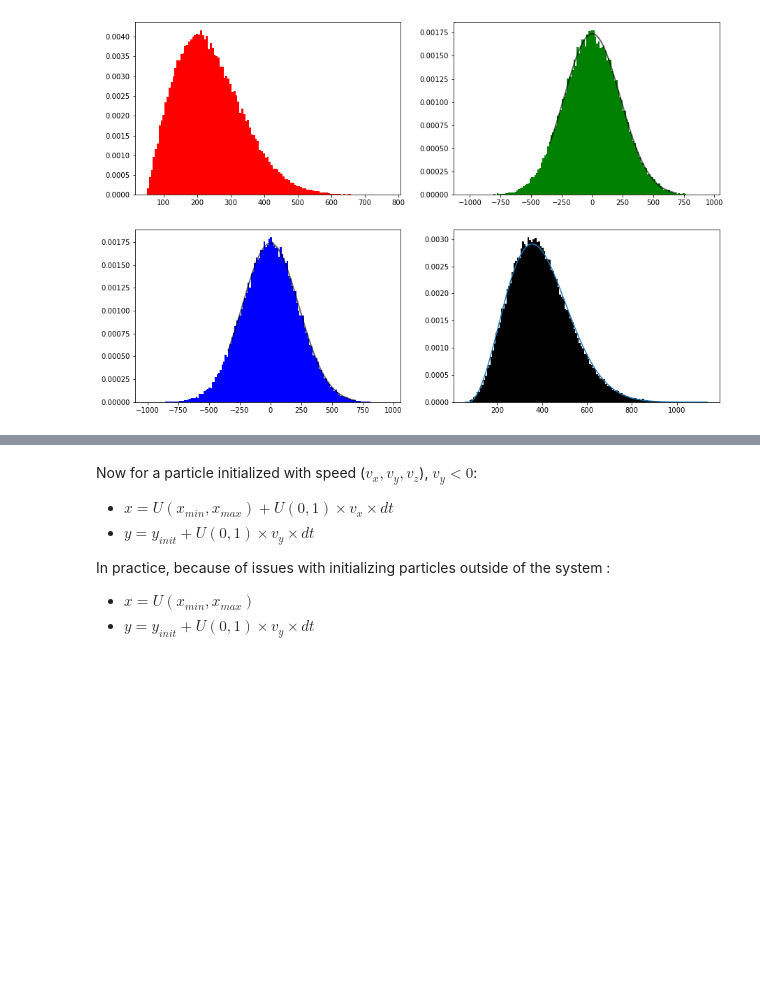
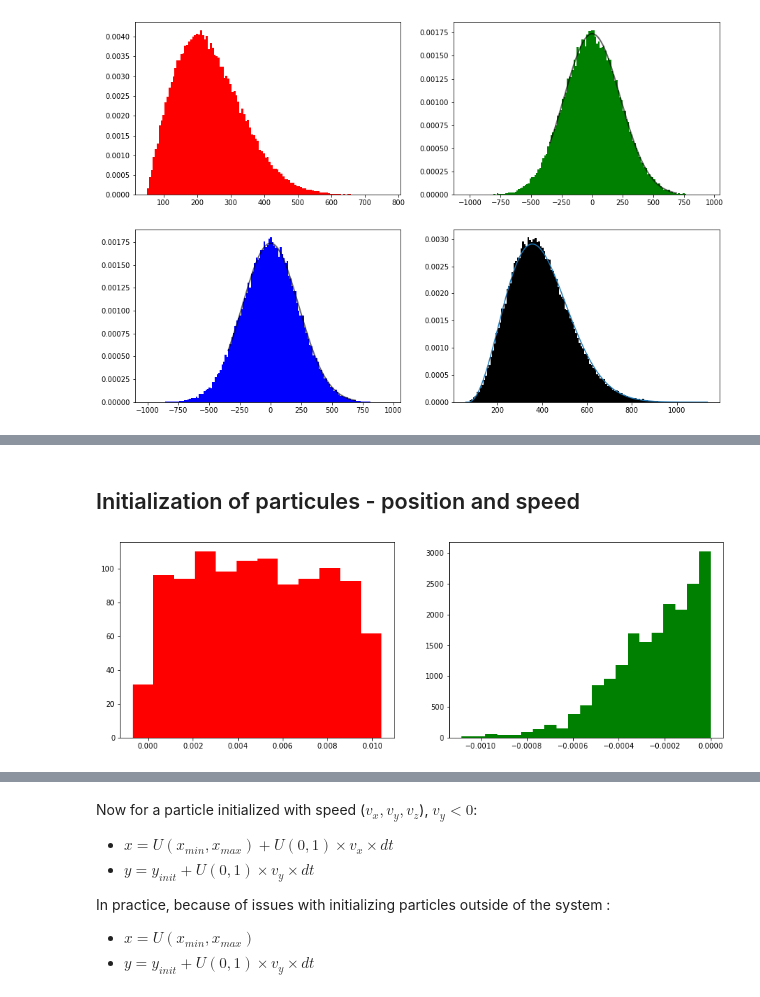
Before and after one commit to PaulCalot/neutralisation-faisceau-ions-negatifs-propulsion-satellite, a Jupyter notebook: tutorial.ipynb, the cells around one changed output, grey strips where cells are left out. Drawn from its saved outputs; the diff is of its cells as text; code cells hidden in the pictures; blank space fills up the shorter version.

```diff
--- a/tutorial.ipynb
+++ b/tutorial.ipynb
@@ -212,0 +211,2 @@ plt.show()
+# %% [markdown]
+## Initialization of particules - position and speed
@@ -212,0 +253,43 @@ plt.show()
+# %%
+import matplotlib.pyplot as plt
+import scipy.stats as ss
+import numpy as np
+from random import gauss, random
+from main import get_maxwellian_mean_speed_from_temperature, get_mass_part, get_gaussian_params_maxwellian, get_maxwellian_params
+
+def hist(ax, arr, x_name, color, density, pdf = None):
+    if(ax != None):
+        ax.hist(arr, bins = 'auto', density=density, color = color)
+    else:
+        ax.hist(arr, bins = 'auto', density=density, color = color)
+
+    if(pdf == 'maxwellian'):
+        col=np.array(arr)
+        min_ = np.min(col)
+        max_ = np.max(col)
+        X = np.linspace(min_, max_, 1000)
+        loc, a = get_maxwellian_params(np.mean(col), np.std(col))
+        Y = ss.maxwell.pdf(X, loc=loc, scale = a)
+        ax.plot(X,Y, label = 'gaussian pdf')
+
+    elif(pdf == 'gaussian'):
+        col=np.array(arr)
+        min_ = np.min(col)
+        max_ = np.max(col)
+        X = np.linspace(min_, max_, 1000)
+        Y = ss.norm.pdf(X, loc=np.mean(col), scale = np.std(col))
+        ax.plot(X,Y, label = 'maxwellian pdf')
+# %%
+# position
+naive = False
+factor = 1
+N = 1000
+list_particles, walls, dt = init_list_particles(N=N, naive = naive, factor = factor)
+X,Y,Z,VX,VY,VZ,V= get_speed_pos(list_particles)
+# %%
+fig, axes = plt.subplots(1,2, figsize = (15,5))
+hist(axes[0], X, 'x', color = 'r', density = True)
+hist(axes[1], Y, 'y', color = 'g', density = True)
+plt.savefig('position_init_flux_thruster', dpi=400)
+# %% [output]
+[figure, added]
```
Also changed, not shown: parts of 9 cells of this notebook, 21 other files.
